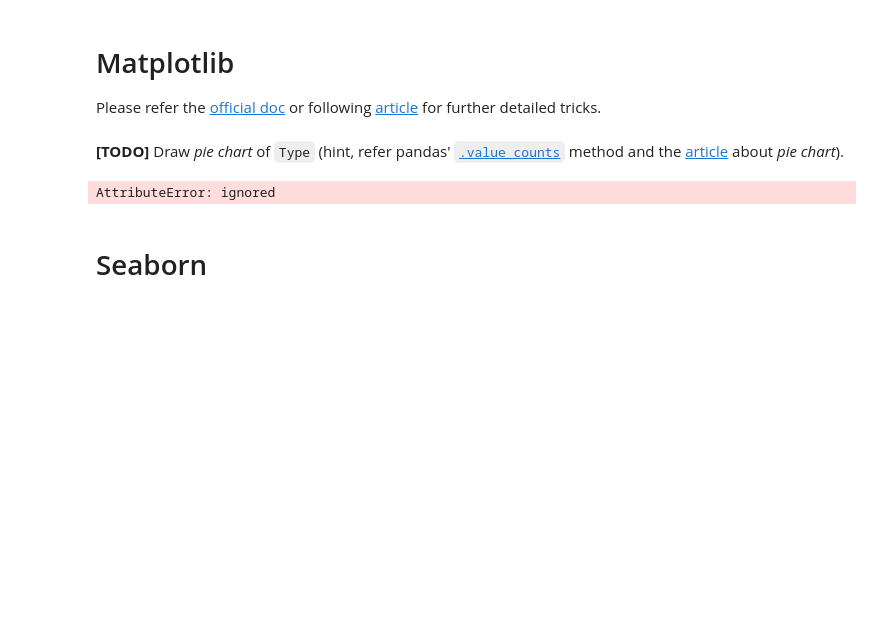
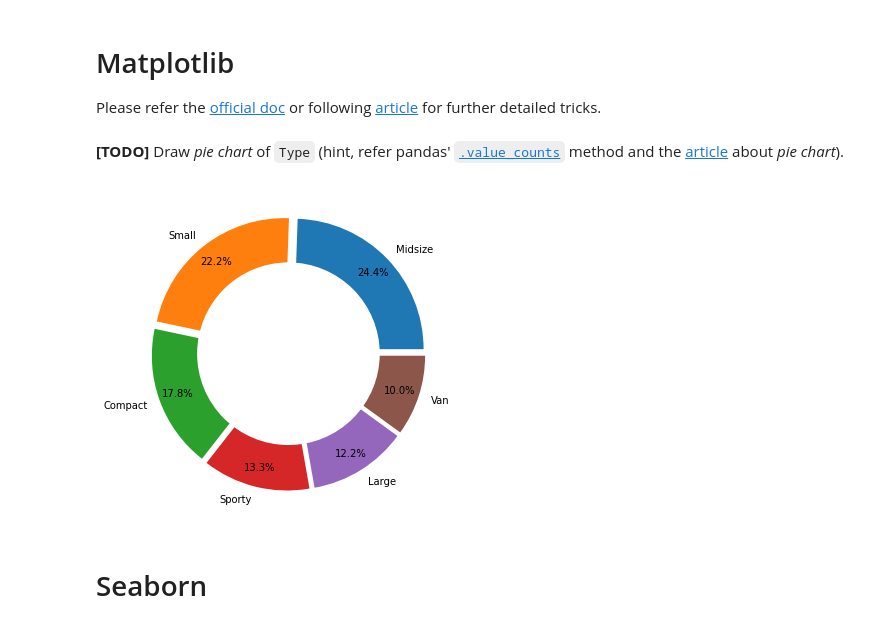
Before and after one commit to leonarde69/DAP__, a Jupyter notebook: lecture4.ipynb, the cells around one changed output. Drawn from its saved outputs; the diff is of its cells as text; code cells hidden in the pictures; blank space fills up the shorter version.

```diff
--- a/lecture4.ipynb
+++ b/lecture4.ipynb
@@ -25,21 +25,23 @@ Please refer the [official doc](https://matplotlib.org/) or following [article](
 # %% [markdown]
 **[TODO]** Draw *pie chart* of `Type` (hint, refer pandas'  [`.value_counts`](https://pandas.pydata.org/pandas-docs/stable/reference/api/pandas.Series.value_counts.html) method and the [article](https://medium.com/@kvnamipara/a-better-visualisation-of-pie-charts-by-matplotlib-935b7667d77f) about *pie chart*).
 # %%
-typeCount = df.values_counts()
+typeCount = df['Type'].value_counts()
 fig, ax = plt.subplots(figsize=(6,6))
 
 ax.pie(typeCount,
-       labels=Type,
-       pctdistance=0.85
+        labels=typeCount.index,
+       pctdistance=0.85,
+       autopct='%1.1f%%',
+       explode = (0.05,0.05,0.05,0.05, 0.05, 0.05)
        )
 
 #draw white circle in the middle
 centre_circle = plt.Circle((0,0),0.70,fc='white')
-ax.gca().add_artist(centre_circle)
+ax.add_artist(centre_circle)
 
 plt.show()
 # %% [output]
-AttributeError: ignored
+[figure, added]
 # %% [markdown]
 # Seaborn
 # %% [markdown]
```
